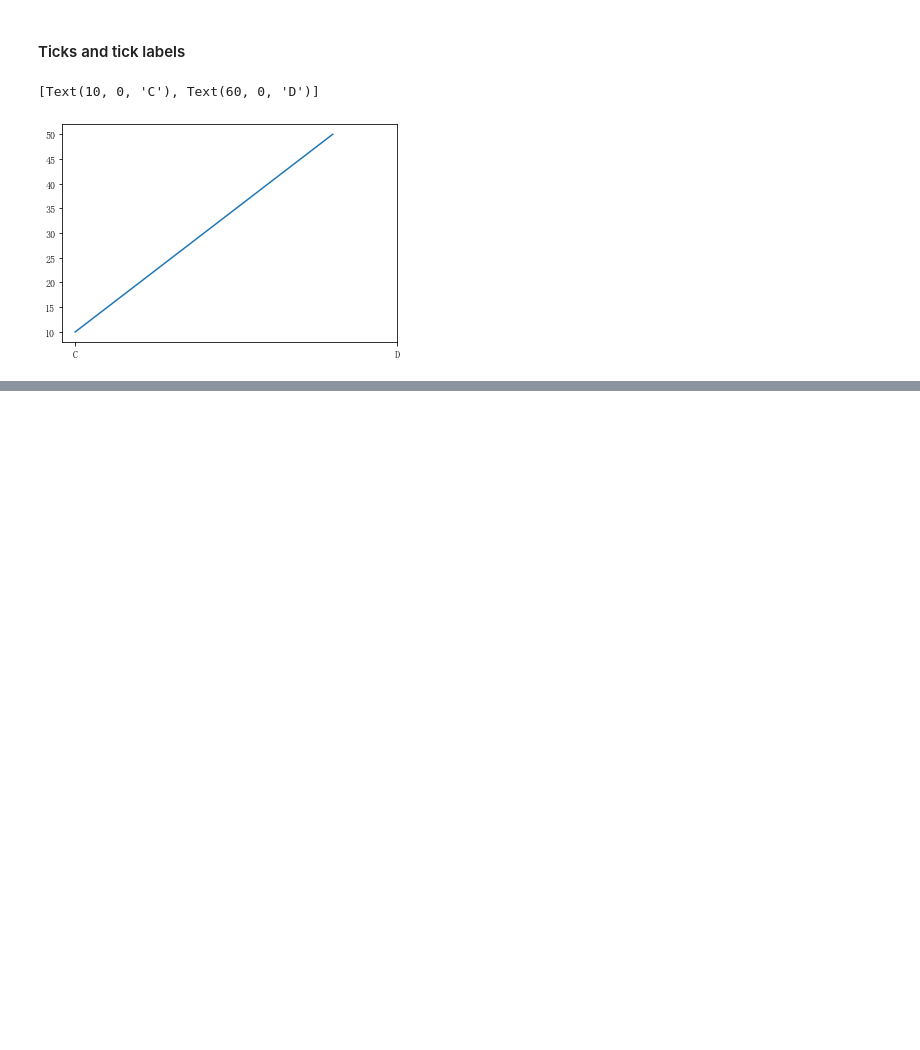
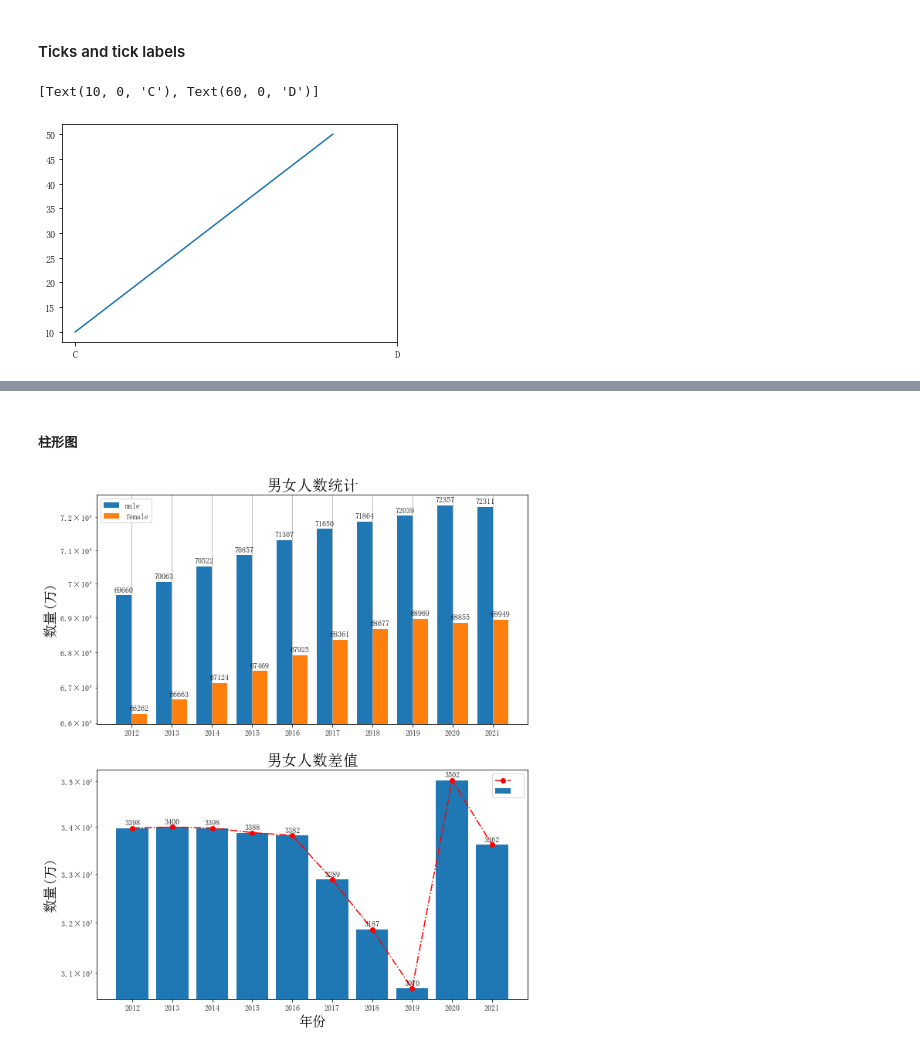
Before and after one commit to mtf0111/PythonDemo, a Jupyter notebook: demo_matplotlib.ipynb, the cells around one changed output, grey strips where cells are left out. Saved outputs shown, nothing was run; the diff lists cells and outputs as text; code cells hidden in the pictures; blank space fills up the shorter version.

```diff
--- a/demo_matplotlib.ipynb
+++ b/demo_matplotlib.ipynb
@@ -421,0 +449,47 @@ plt.show()
+# %% [markdown]
+##### 柱形图
+# %%
+import matplotlib.pyplot as plt
+import numpy as np
+data = {"male":{"2012":69660,"2013":70063,"2014":70522,"2015":70857,"2016":71307,"2017":71650,"2018":71864,"2019":72039,"2020":72357,"2021":72311},
+        "female":{"2012":66262,"2013":66663,"2014":67124,"2015":67469,"2016":67925,"2017":68361,"2018":68677,"2019":68969,"2020":68855,"2021":68949}}
+male = data["male"]
+female = data["female"]
+malex = list(male.keys())
+maley = np.array(list(male.values()))
+
+fig, (ax,ax0)= plt.subplots(figsize=(10,12),nrows=2)
+width = 0.38
+rects1 = ax.bar(np.arange(len(malex))-width/2,maley,width,label="male")
+
+femalex = list(female.keys())
+femaley = np.array(list(female.values()))
+rects2 = ax.bar(np.arange(len(femaley))+width/2, femaley,width,label="female")
+
+ax.bar_label(rects1,padding=3)
+ax.bar_label(rects2, padding=3)
+ax.set_xticks(np.arange(len(malex)),malex)
+ax.set_title("男女人数统计",size=20)
+ax.set_ylabel("数量(万)",size=18)
+ax.set_yscale("log")
+ax.grid()
+ax.legend()
+
+
+diff = maley-femaley
+rect_plot = ax0.plot(np.arange(len(diff)),diff,'ro-.', label=" ")
+
+rect_bar = ax0.bar(np.arange(len(diff)),diff, label=" ")
+ax0.set_title("男女人数差值",size=20)
+ax0.set_xlabel("年份",size=18)
+ax0.set_ylabel("数量(万)",size=18)
+
+ax0.bar_label(rect_bar,padding=3)
+ax0.set_xticks(np.arange(len(diff)),malex)
+ax0.set_yscale("log")
+ax0.legend()
+plt.subplots_adjust(hspace=0.2)
+
+plt.show()
+# %% [output]
+[figure, added]
```
Also changed, not shown: parts of 12 cells of this notebook.
